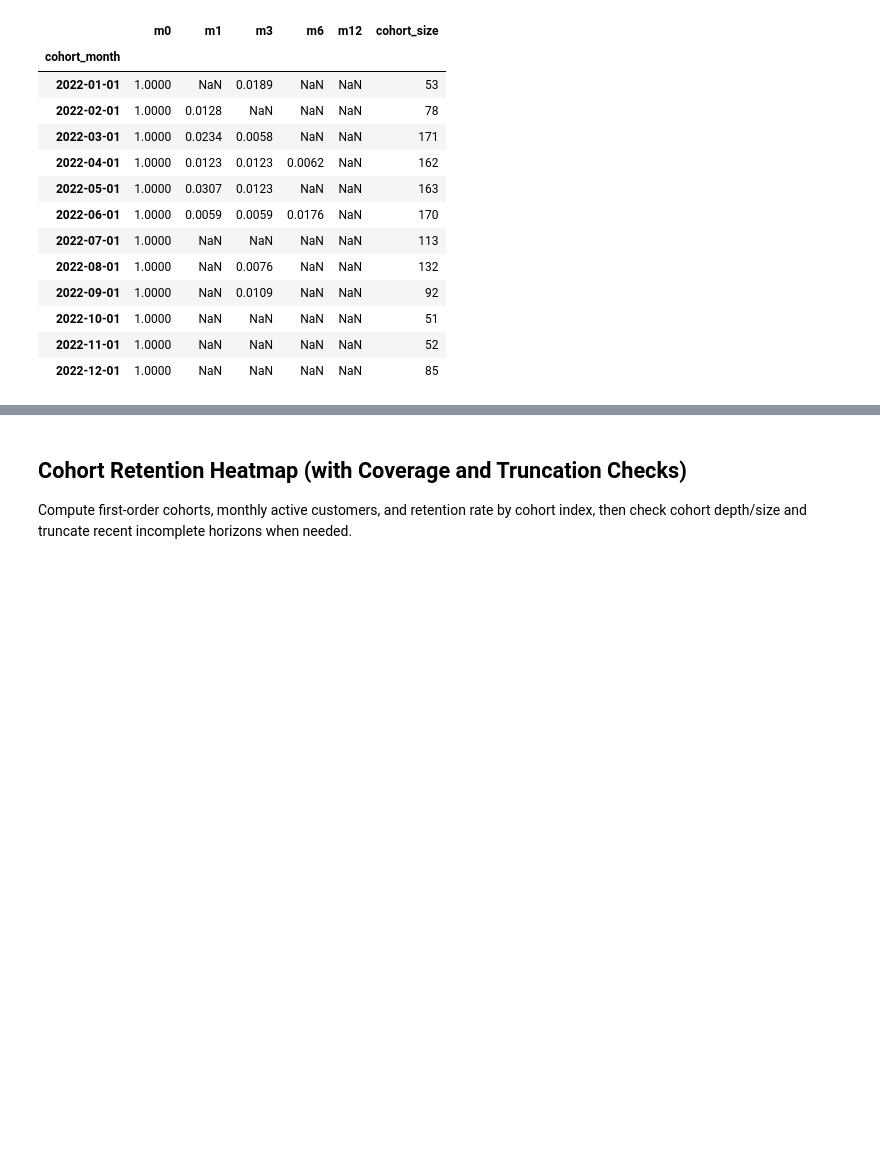
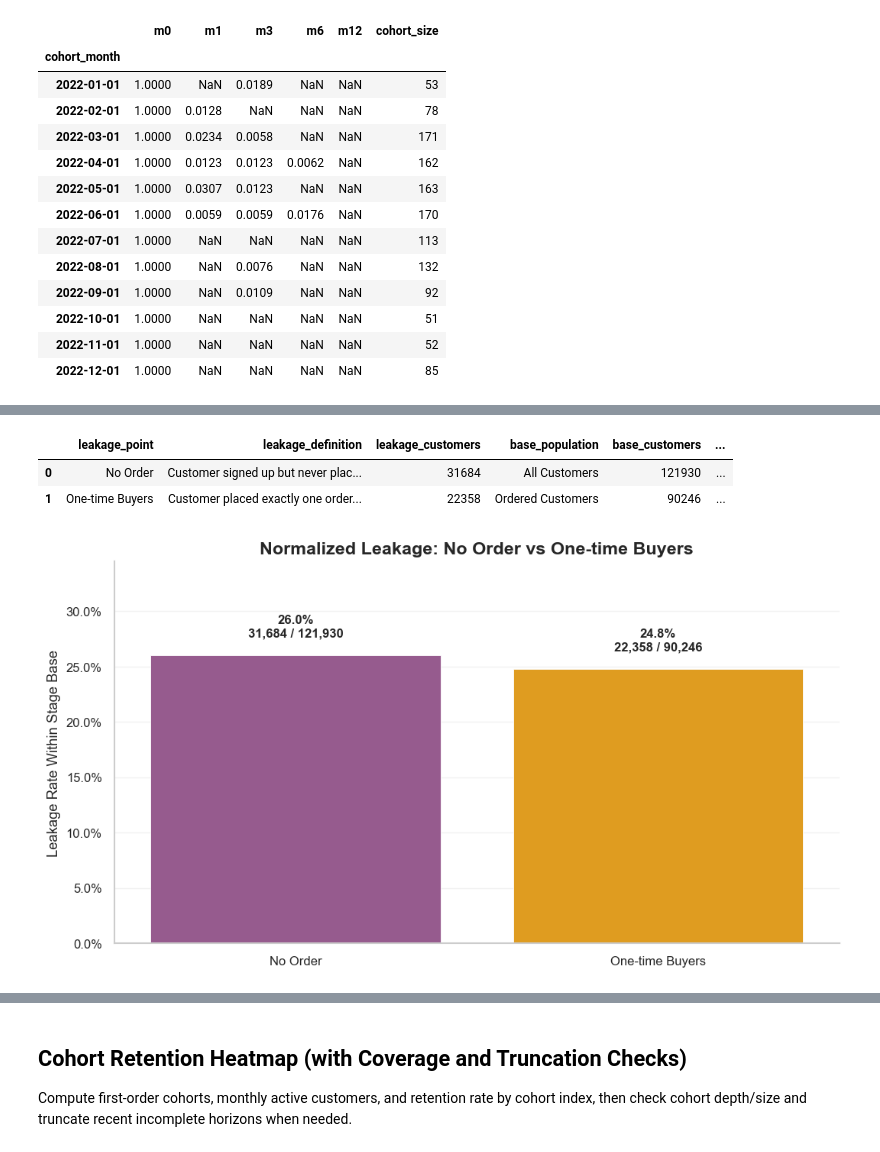
Before and after one commit to NgTHung/DATATHON-2026-r1, a Jupyter notebook: notebooks/Demand-side.ipynb, the cells around one changed output, grey strips where cells are left out. Drawn from its saved outputs; the diff is of its cells as text; code cells hidden in the pictures; blank space fills up the shorter version.

```diff
--- a/notebooks/Demand-side.ipynb
+++ b/notebooks/Demand-side.ipynb
@@ -406,0 +464,70 @@ plt.tight_layout()
+# %%
+leakage_comparison = pd.DataFrame(
+    [
+        {
+            "leakage_point": "No Order",
+            "leakage_definition": "Customer signed up but never placed an order",
+            "leakage_customers": no_order_customers_count,
+            "base_population": "All Customers",
+            "base_customers": funnel_total_customers,
+        },
+        {
+            "leakage_point": "One-time Buyers",
+            "leakage_definition": "Customer placed exactly one order and did not repeat",
+            "leakage_customers": one_time_buyers_count,
+            "base_population": "Ordered Customers",
+            "base_customers": ordered_customers_count,
+        },
+    ]
+)
+
+leakage_comparison["normalized_leakage_rate"] = (
+    leakage_comparison["leakage_customers"] / leakage_comparison["base_customers"]
+)
+leakage_comparison["share_of_all_customers"] = (
+    leakage_comparison["leakage_customers"] / funnel_total_customers
+)
+leakage_comparison["customers_per_1k_base"] = (
+    leakage_comparison["normalized_leakage_rate"] * 1000
+).round(1)
+
+leakage_comparison.sort_values("normalized_leakage_rate", ascending=False)
+# %% [output]
+|  | leakage_point | leakage_definition | leakage_customers | base_population | base_customers | ... |
+| 0 | No Order | Customer signed up but never plac... | 31684 | All Customers | 121930 | ... |
+| 1 | One-time Buyers | Customer placed exactly one order... | 22358 | Ordered Customers | 90246 | ... |
+# %%
+import matplotlib.ticker as mtick
+
+plot_leakage = leakage_comparison.sort_values("normalized_leakage_rate", ascending=False).copy()
+
+fig, ax = plt.subplots(figsize=(9, 5))
+sns.barplot(
+    data=plot_leakage,
+    x="leakage_point",
+    y="normalized_leakage_rate",
+    hue="leakage_point",
+    palette=["#a05195", "#ffa600"],
+    legend=False,
+    ax=ax,
+)
+
+for idx, row in plot_leakage.reset_index(drop=True).iterrows():
+    ax.text(
+        idx,
+        row["normalized_leakage_rate"] + 0.015,
+        f"{row['normalized_leakage_rate']:.1%}\n{int(row['leakage_customers']):,} / {int(row['base_customers']):,}",
+        ha="center",
+        va="bottom",
+        fontsize=10,
+        fontweight="bold",
+    )
+
+ax.set_title("Normalized Leakage: No Order vs One-time Buyers")
+ax.set_xlabel("")
+ax.set_ylabel("Leakage Rate Within Stage Base")
+ax.yaxis.set_major_formatter(mtick.PercentFormatter(1.0))
+ax.set_ylim(0, min(1.0, plot_leakage["normalized_leakage_rate"].max() * 1.25 + 0.02))
+plt.tight_layout()
+# %% [output]
+[figure, added]
```
Also changed, not shown: parts of 12 cells of this notebook, 4 other files.
